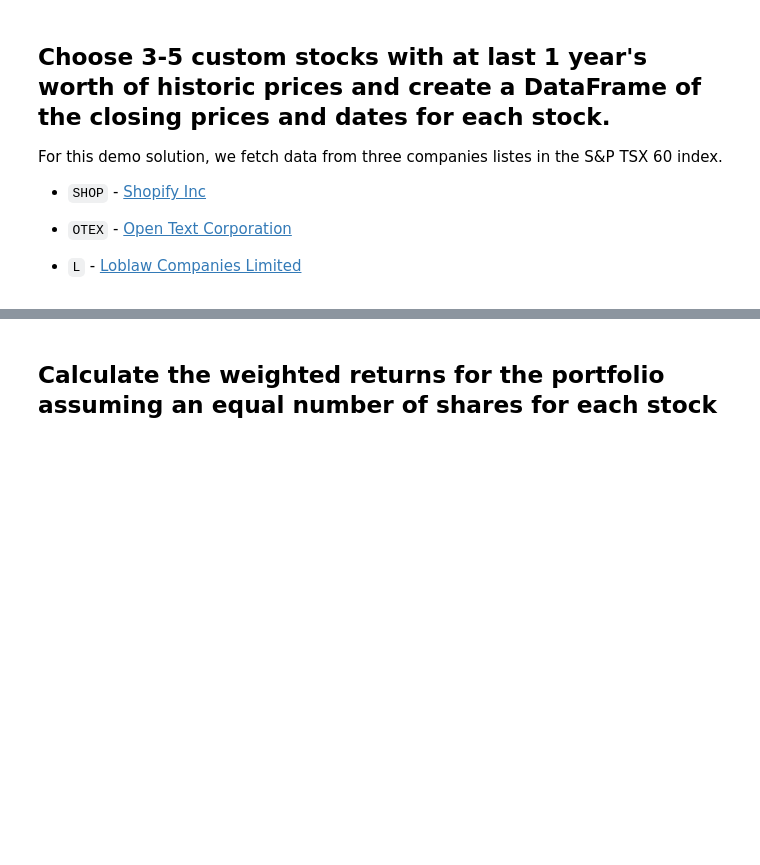
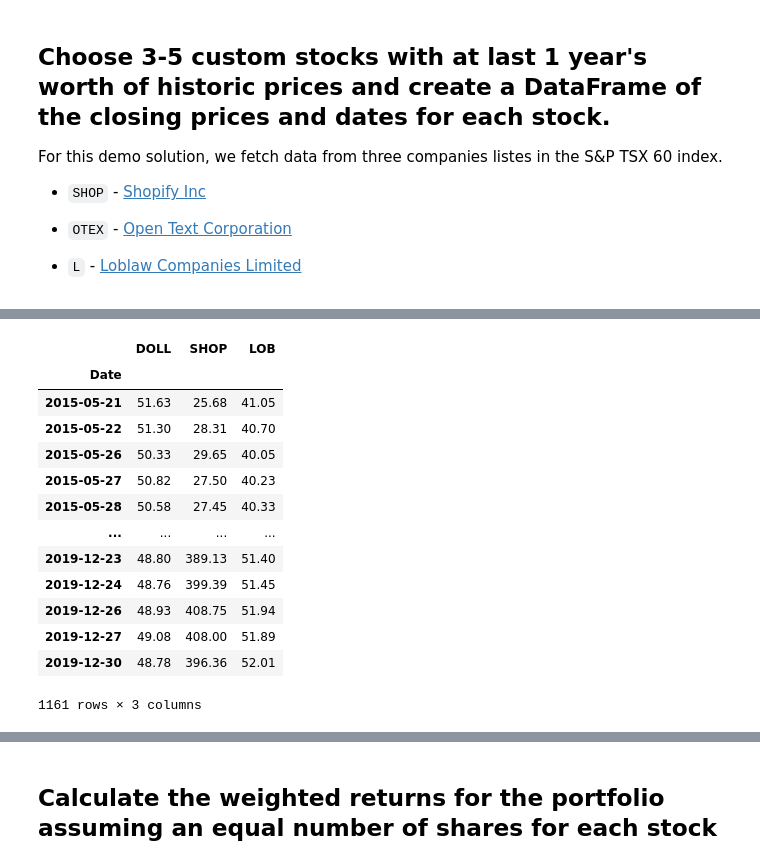
Before and after one commit to yandomingos/Pandas_Portfolio_Analysis_an_analysis_of_Management_firms-_vs_the_SPTSX-60, a Jupyter notebook: Main/whale_analysis.ipynb, the cells around one changed output, grey strips where cells are left out. Cells and saved outputs as stored; diff of their text form; code cells hidden in the pictures; blank space fills up the shorter version.

```diff
--- a/Main/whale_analysis.ipynb
+++ b/Main/whale_analysis.ipynb
@@ -407,0 +400,7 @@ For this demo solution, we fetch data from three companies listes in the S&P TSX
+# %%
+# Reading data from 1st stock
+doll_csv = Path('../Resources/DOL.csv')
+doll_df = pd.read_csv(doll_csv, index_col="Date", parse_dates=True, infer_datetime_format=True)
+doll_df.columns=['DOLL']
+doll_df.sort_index(inplace=True)
+doll_df.tail()
@@ -407,0 +415,7 @@ For this demo solution, we fetch data from three companies listes in the S&P TSX
+# %%
+# Reading data from 2nd stock
+lob_csv = Path('../Resources/L.csv')
+lob_df = pd.read_csv(lob_csv, index_col="Date", parse_dates=True, infer_datetime_format=True)
+lob_df.columns=['LOB']
+lob_df.sort_index(inplace=True)
+lob_df.tail()
@@ -407,0 +430,7 @@ For this demo solution, we fetch data from three companies listes in the S&P TSX
+# %%
+# Reading data from 3rd stock
+shop_csv = Path('../Resources/SHOP.csv')
+shop_df = pd.read_csv(shop_csv, index_col="Date", parse_dates=True, infer_datetime_format=True)
+shop_df.columns=['SHOP']
+shop_df.sort_index(inplace=True)
+shop_df.tail()
@@ -408,4 +445,21 @@ For this demo solution, we fetch data from three companies listes in the S&P TSX
 # %%
 # Combine all stocks in a single DataFrame
+my_portfolio_df = pd.concat([doll_df, shop_df, lob_df], axis='columns', join='inner')
+my_portfolio_df
+# %% [output]
+|  | DOLL | SHOP | LOB |
+| Date |  |  |  |
+| 2015-05-21 | 51.63 | 25.68 | 41.05 |
+| 2015-05-22 | 51.30 | 28.31 | 40.70 |
+| 2015-05-26 | 50.33 | 29.65 | 40.05 |
+| 2015-05-27 | 50.82 | 27.50 | 40.23 |
+| 2015-05-28 | 50.58 | 27.45 | 40.33 |
+| ... | ... | ... | ... |
+| 2019-12-23 | 48.80 | 389.13 | 51.40 |
+| 2019-12-24 | 48.76 | 399.39 | 51.45 |
+| 2019-12-26 | 48.93 | 408.75 | 51.94 |
+| 2019-12-27 | 49.08 | 408.00 | 51.89 |
+| 2019-12-30 | 48.78 | 396.36 | 52.01 |
+1161 rows × 3 columns
 # %%
 # Reset Date index
```
Also changed, not shown: parts of 15 cells of this notebook.
